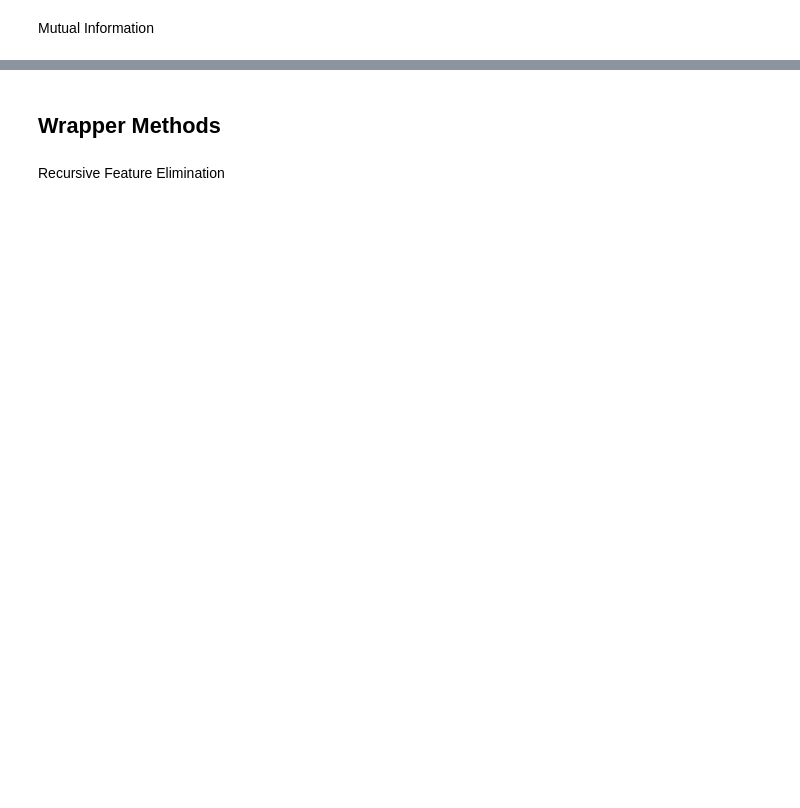
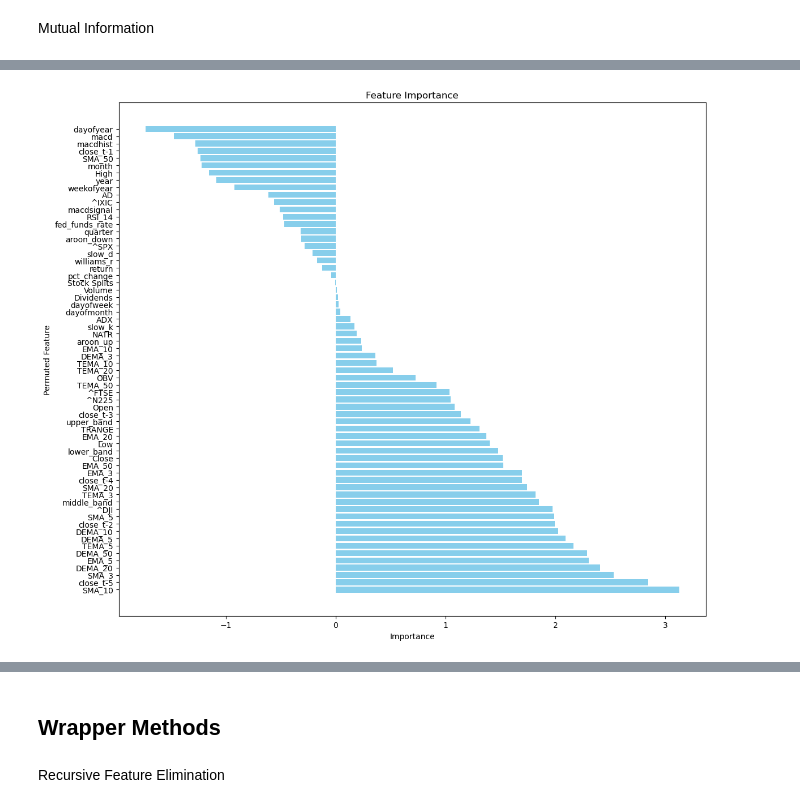
Before and after one commit to luo-simon/stock-predictions, a Jupyter notebook: notebooks/2-feature_selection.ipynb, the cells around one changed output, grey strips where cells are left out. Cells and saved outputs as stored; diff of their text form; code cells hidden in the pictures; blank space fills up the shorter version.

```diff
--- a/notebooks/2-feature_selection.ipynb
+++ b/notebooks/2-feature_selection.ipynb
@@ -76,0 +624,13 @@ plt.show()
+# %%
+all_pi_importances = pd.DataFrame()
+for s in stocks:
+    pi_importances = []
+    for f in features:
+        permuted_dm = StockDataModule("aapl", features, sequence_len, batch_size, permute_column=f)
+        rmse = trainer.validate(model, datamodule=permuted_dm, ckpt_path=best_model_path, verbose=False)[0]["hp/rmse"]
+        pi_importances.append({
+            "permuted_feature": f,
+            "importance":  rmse - base_rmse
+        })
+    pi_importances = pd.DataFrame(pi_importances)
+    all_pi_importances = pd.concat([all_pi_importances, pi_importances])
@@ -76,0 +655,12 @@ plt.show()
+# %%
+all_pi_importances = all_pi_importances.groupby(by="permuted_feature").mean().sort_values(by="importance", ascending=False).reset_index()
+# Plotting
+plt.figure(figsize=(12, 10))
+plt.barh(all_pi_importances['permuted_feature'], all_pi_importances['importance'], color='skyblue')
+plt.xlabel('Importance')
+plt.ylabel('Permuted Feature')
+plt.title('Feature Importance')
+plt.tight_layout()
+plt.show()
+# %% [output]
+[figure, added]
```
Also changed, not shown: parts of 40 cells of this notebook, 3 other files.
